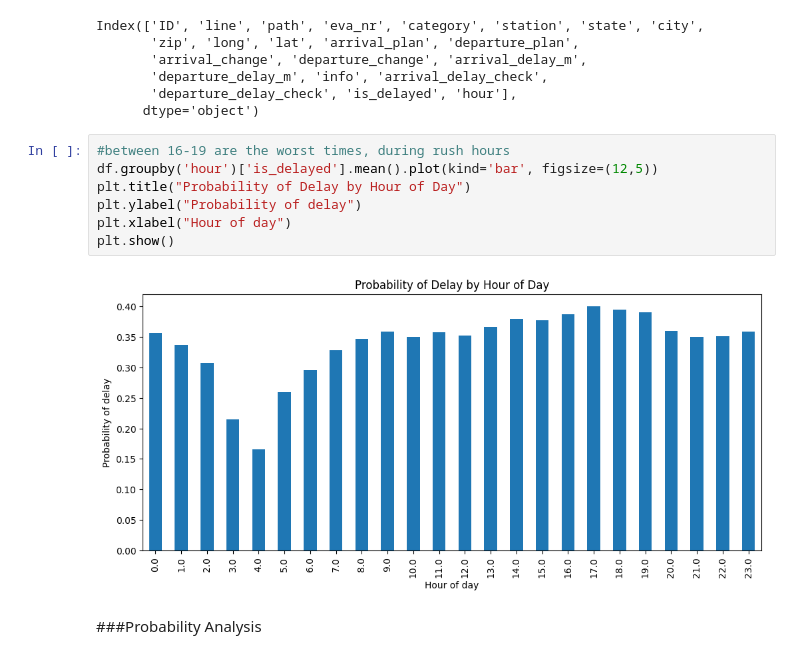
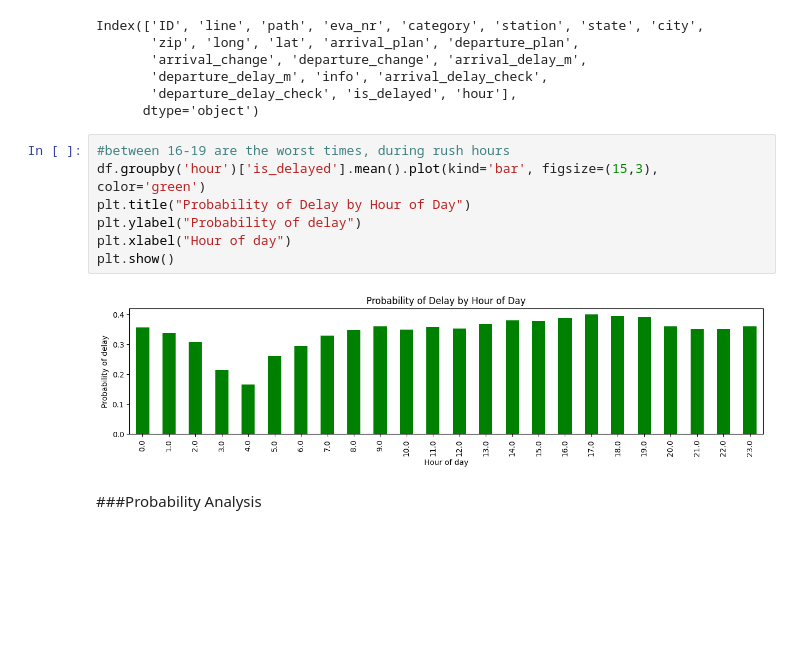
Before and after one commit to nilsugungor/deutsche-bahn-delays, a Jupyter notebook: eda_processing.ipynb, the cells around one changed output. Drawn from its saved outputs; the diff is of its cells as text; blank space fills up the shorter version.

```diff
--- a/eda_processing.ipynb
+++ b/eda_processing.ipynb
@@ -192,13 +192,13 @@ Index(['ID', 'line', 'path', 'eva_nr', 'category', 'station', 'state', 'city',
       dtype='object')
 # %%
 #between 16-19 are the worst times, during rush hours
-df.groupby('hour')['is_delayed'].mean().plot(kind='bar', figsize=(12,5))
+df.groupby('hour')['is_delayed'].mean().plot(kind='bar', figsize=(15,3), color='green')
 plt.title("Probability of Delay by Hour of Day")
 plt.ylabel("Probability of delay")
 plt.xlabel("Hour of day")
 plt.show()
 # %% [output]
-[figure, old version]
+[figure, new version]
 # %% [markdown]
 ###Probability Analysis
 # %%
```
Also changed, not shown: parts of 4 cells of this notebook.
